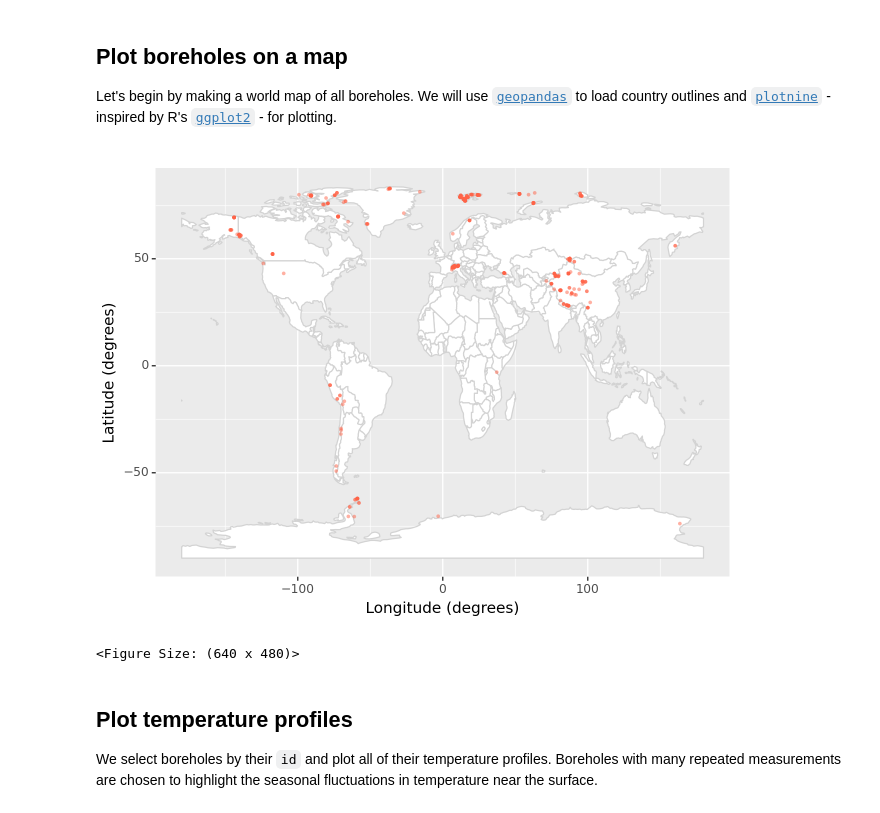
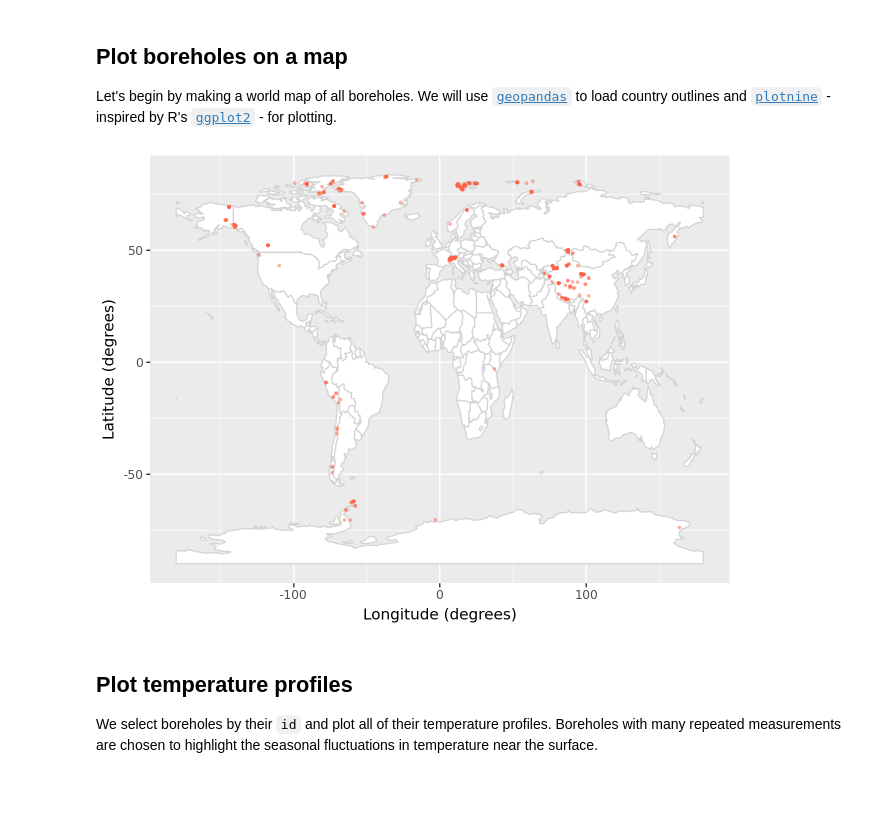
Before and after one commit to mjacqu/glenglat, a Jupyter notebook: tutorial.ipynb, the cells around one changed output. Drawn from its saved outputs; the diff is of its cells as text; code cells hidden in the pictures.

```diff
--- a/tutorial.ipynb
+++ b/tutorial.ipynb
@@ -40,7 +40,7 @@ Although optional, we use the column data types defined in the metadata file (`d
 # Convert column data types in metadata to Pandas format
 pandas_dtypes = {
   'string': 'string',
-  'number': 'float64',
+  'number': 'Float64',
   'integer': 'Int64',
   'boolean': 'boolean',
   'time': 'string',
@@ -206,22 +206,23 @@ dfs['borehole'] = df.reset_index()
 Let's begin by making a world map of all boreholes. We will use [`geopandas`](https://geopandas.org/) to load country outlines and
 [`plotnine`](https://plotnine.org) - inspired by R's [`ggplot2`](https://ggplot2.tidyverse.org/) - for plotting.
 # %%
-countries = gpd.read_file(gpd.datasets.get_path('naturalearth_lowres'))
+countries = gpd.read_file(
+  'https://naciscdn.org/naturalearth/110m/cultural/ne_110m_admin_0_countries.zip'
+)
 
 (p9.ggplot(data=countries)
   + p9.geom_map(fill='white', color='lightgrey')
   + p9.geom_map(
       data=dfs['borehole'],
       fill='tomato',
       color='none',
       alpha=0.5,
       size=1
     )
   + p9.labs(x='Longitude (degrees)', y='Latitude (degrees)')
 )
 # %% [output]
-[figure, old version]
+[figure, new version]
-<Figure Size: (640 x 480)>
 # %% [markdown]
 ## Plot temperature profiles
 
```
Also changed, not shown: parts of 11 cells of this notebook.
